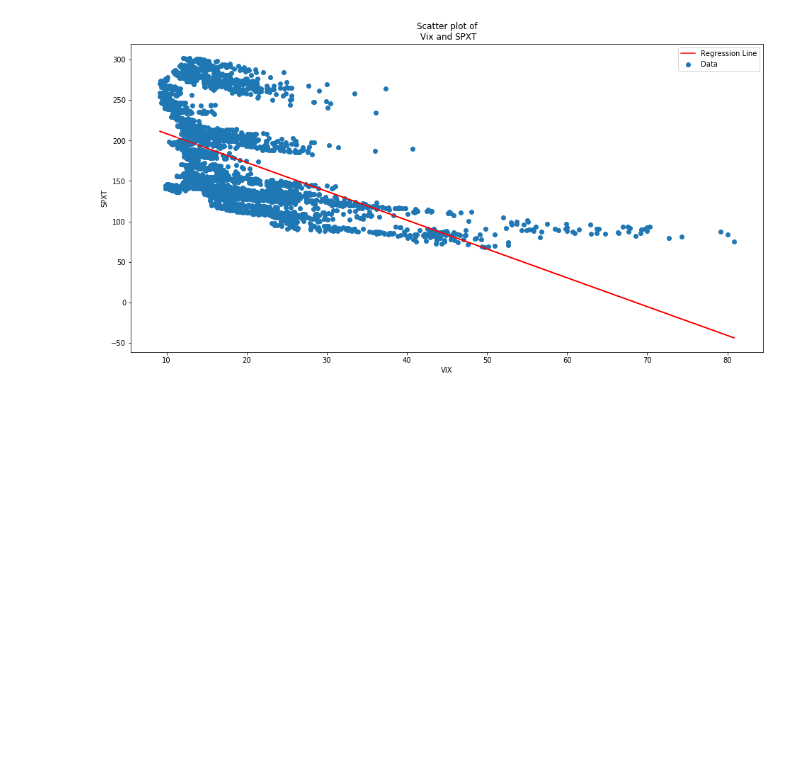
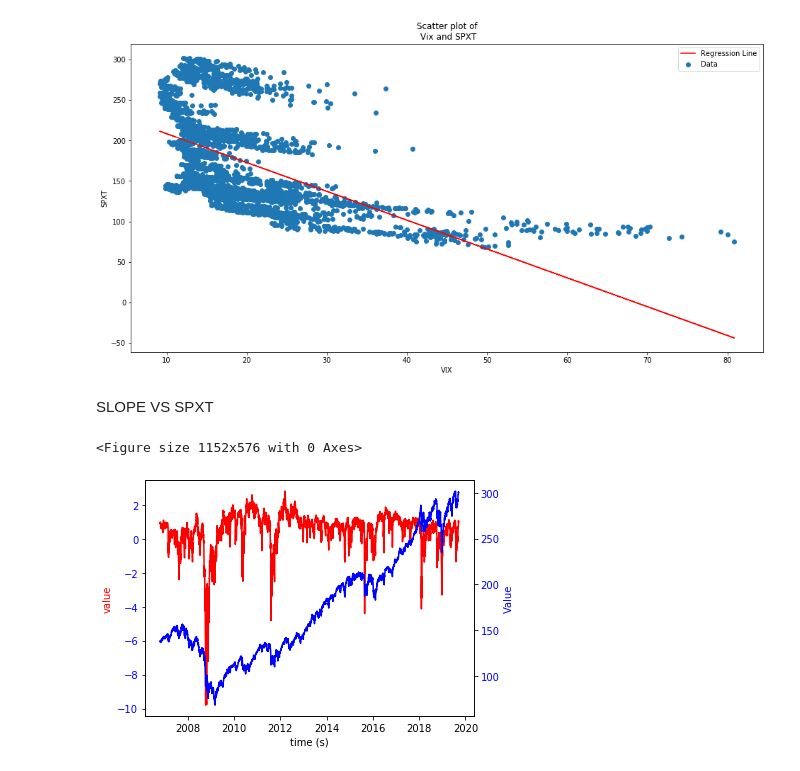
Before and after one commit to Berkat0789/Data_Analysis, a Jupyter notebook: Vix Analysis.ipynb, the cells around one changed output. Saved outputs shown, nothing was run; the diff lists cells and outputs as text; code cells hidden in the pictures; blank space fills up the shorter version.

Commit message:
SPXT and Slope

```diff
--- a/Vix Analysis.ipynb
+++ b/Vix Analysis.ipynb
@@ -88,3 +98,23 @@ plt.legend()
 # %% [output]
 <matplotlib.legend.Legend at 0x...>
 [figure]
+# %% [markdown]
+SLOPE VS SPXT
+# %%
+plt.figure(figsize=(16,8))
+fig, ax1 = plt.subplots()
+ax1.set_xlabel('time (s)')
+ax1.set_ylabel('value', color="r")
+ax1.plot(raw_data.index[0:], raw_data["SLOPE"], color="r")
+ax1.tick_params(axis='y', labelcolor=color)
+
+color = "b"
+ax2 = ax1.twinx()
+ax2.set_ylabel('Value', color=color)  # we already handled the x-label with ax1
+ax2.plot(raw_data.index[0:], raw_data["SPXT"], color="b")
+ax2.tick_params(axis='y', labelcolor=color)
+fig.tight_layout()
+plt.show()
+# %% [output]
+<Figure size 1152x576 with 0 Axes>
+[figure, added]
```
Also changed, not shown: parts of 8 cells of this notebook.
